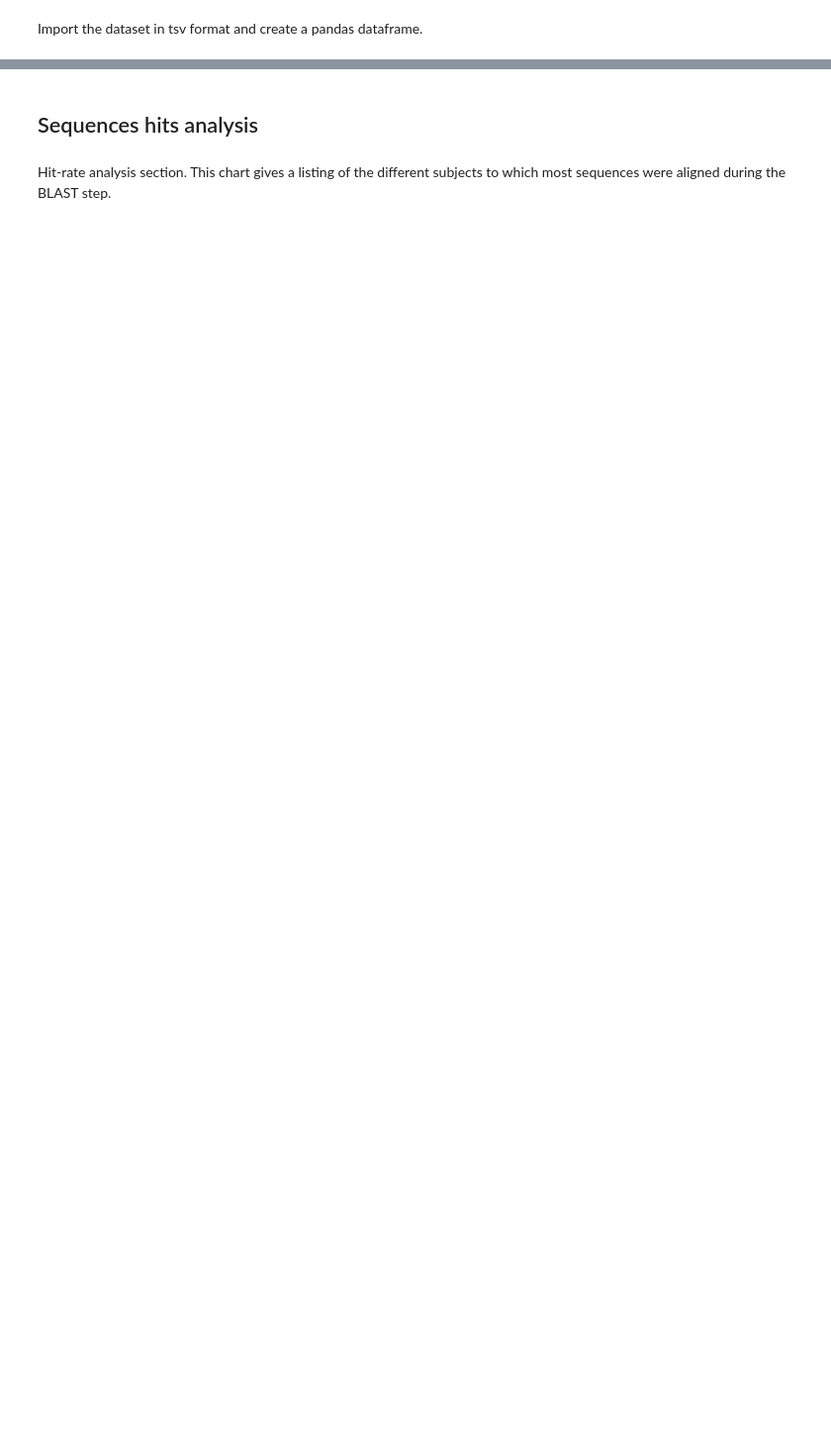
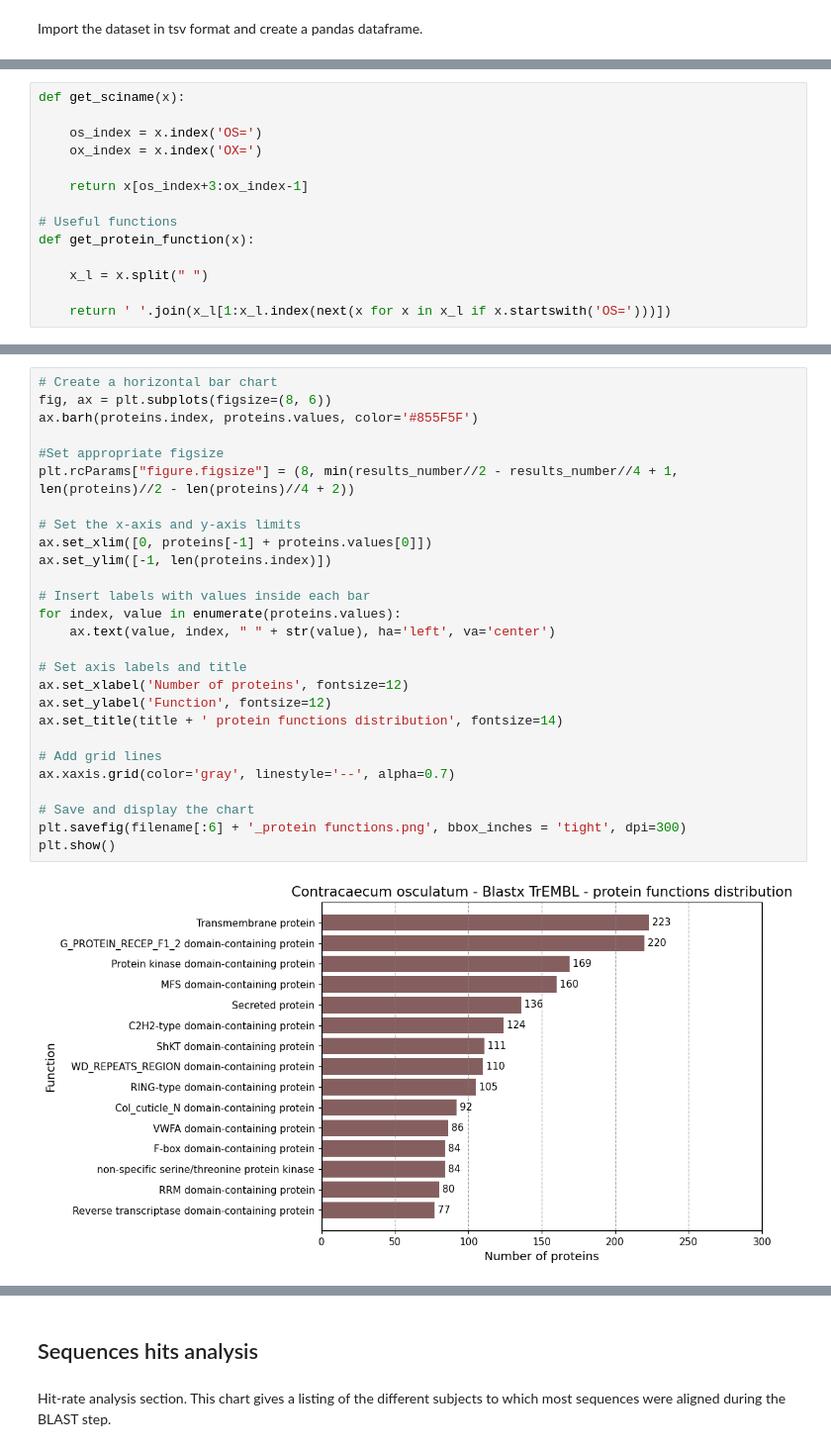
Before and after one commit to lorenzo-arcioni/BioSwiftAnalytics, a Jupyter notebook: BLAST post-processing tsv parser.ipynb, the cells around one changed output, grey strips where cells are left out. Shown at 99% size. Cells and saved outputs as stored; diff of their text form; blank space fills up the shorter version.

```diff
--- a/BLAST post-processing tsv parser.ipynb
+++ b/BLAST post-processing tsv parser.ipynb
@@ -53,0 +126,14 @@ df.dropna(inplace=True)
+# %%
+def get_sciname(x):
+
+    os_index = x.index('OS=')
+    ox_index = x.index('OX=')
+
+    return x[os_index+3:ox_index-1]
+
+# Useful functions
+def get_protein_function(x):
+
+    x_l = x.split(" ")
+
+    return ' '.join(x_l[1:x_l.index(next(x for x in x_l if x.startswith('OS=')))])
@@ -53,0 +171,29 @@ df.dropna(inplace=True)
+# %%
+# Create a horizontal bar chart
+fig, ax = plt.subplots(figsize=(8, 6))
+ax.barh(proteins.index, proteins.values, color='#855F5F')
+
+#Set appropriate figsize
+plt.rcParams["figure.figsize"] = (8, min(results_number//2 - results_number//4 + 1, len(proteins)//2 - len(proteins)//4 + 2))
+
+# Set the x-axis and y-axis limits
+ax.set_xlim([0, proteins[-1] + proteins.values[0]])
+ax.set_ylim([-1, len(proteins.index)])
+
+# Insert labels with values inside each bar
+for index, value in enumerate(proteins.values):
+    ax.text(value, index, " " + str(value), ha='left', va='center')
+
+# Set axis labels and title
+ax.set_xlabel('Number of proteins', fontsize=12)
+ax.set_ylabel('Function', fontsize=12)
+ax.set_title(title + ' protein functions distribution', fontsize=14)
+
+# Add grid lines
+ax.xaxis.grid(color='gray', linestyle='--', alpha=0.7)
+
+# Save and display the chart
+plt.savefig(filename[:6] + '_protein functions.png', bbox_inches = 'tight', dpi=300)
+plt.show()
+# %% [output]
+[figure, added]
```
Also changed, not shown: parts of 42 cells of this notebook, 18 other files.
